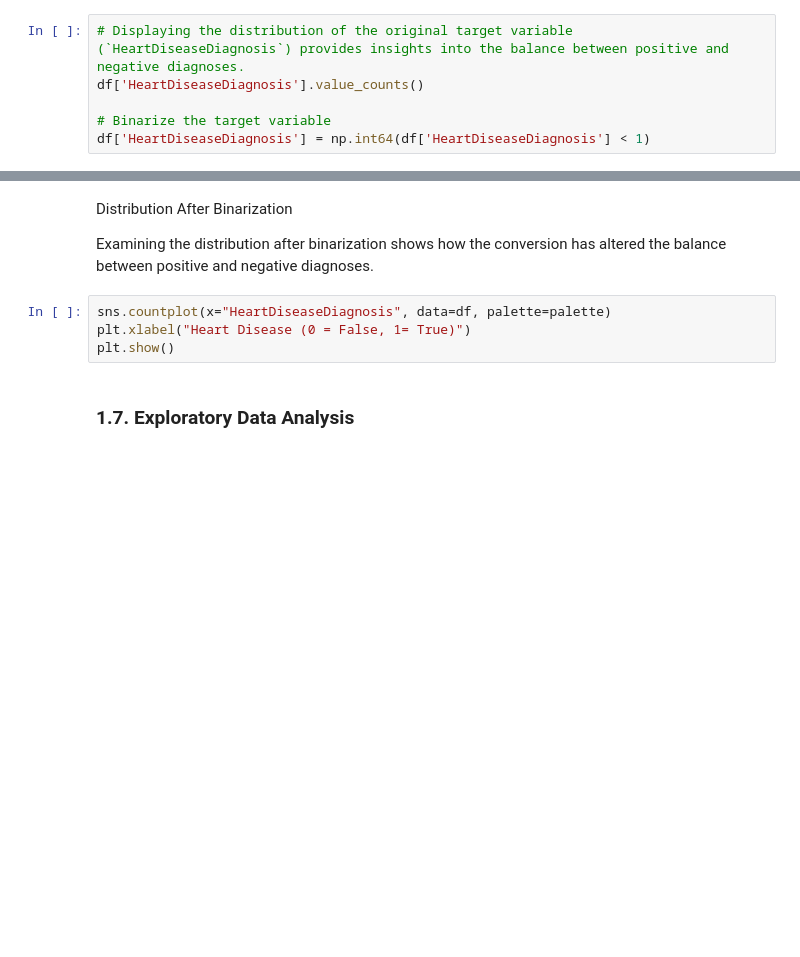
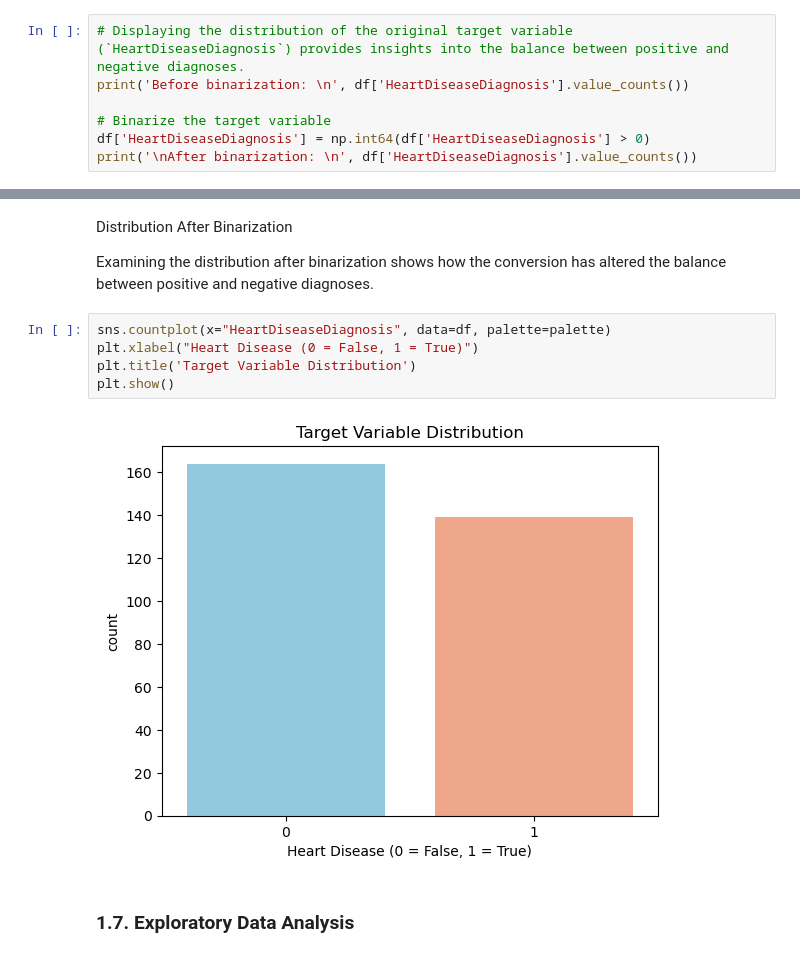
Before and after one commit to andreacorvaglia-unisr/corso-ai-medicina, a Jupyter notebook: heart_disease.ipynb, the cells around one changed output, grey strips where cells are left out. Saved outputs shown, nothing was run; the diff lists cells and outputs as text; blank space fills up the shorter version.

```diff
--- a/heart_disease.ipynb
+++ b/heart_disease.ipynb
@@ -127,7 +161,8 @@ df.head()
 The target variable is binarized, simplifying the problem into a binary classification task. Values less than 1 are assigned 1 (positive diagnosis), while others are assigned 0 (negative diagnosis).
 # %%
 # Displaying the distribution of the original target variable (`HeartDiseaseDiagnosis`) provides insights into the balance between positive and negative diagnoses.
-df['HeartDiseaseDiagnosis'].value_counts()
+print('Before binarization: \n', df['HeartDiseaseDiagnosis'].value_counts())
 
 # Binarize the target variable
-df['HeartDiseaseDiagnosis'] = np.int64(df['HeartDiseaseDiagnosis'] < 1)
+df['HeartDiseaseDiagnosis'] = np.int64(df['HeartDiseaseDiagnosis'] > 0)
+print('\nAfter binarization: \n', df['HeartDiseaseDiagnosis'].value_counts())
@@ -137,8 +187,11 @@ Distribution After Binarization
 Examining the distribution after binarization shows how the conversion has altered the balance between positive and negative diagnoses.
 # %%
 sns.countplot(x="HeartDiseaseDiagnosis", data=df, palette=palette)
-plt.xlabel("Heart Disease (0 = False, 1= True)")
+plt.xlabel("Heart Disease (0 = False, 1 = True)")
+plt.title('Target Variable Distribution')
 plt.show()
+# %% [output]
+[figure, added]
 # %% [markdown]
 ### 1.7. Exploratory Data Analysis
 # %%
```
Also changed, not shown: parts of 41 cells of this notebook.
